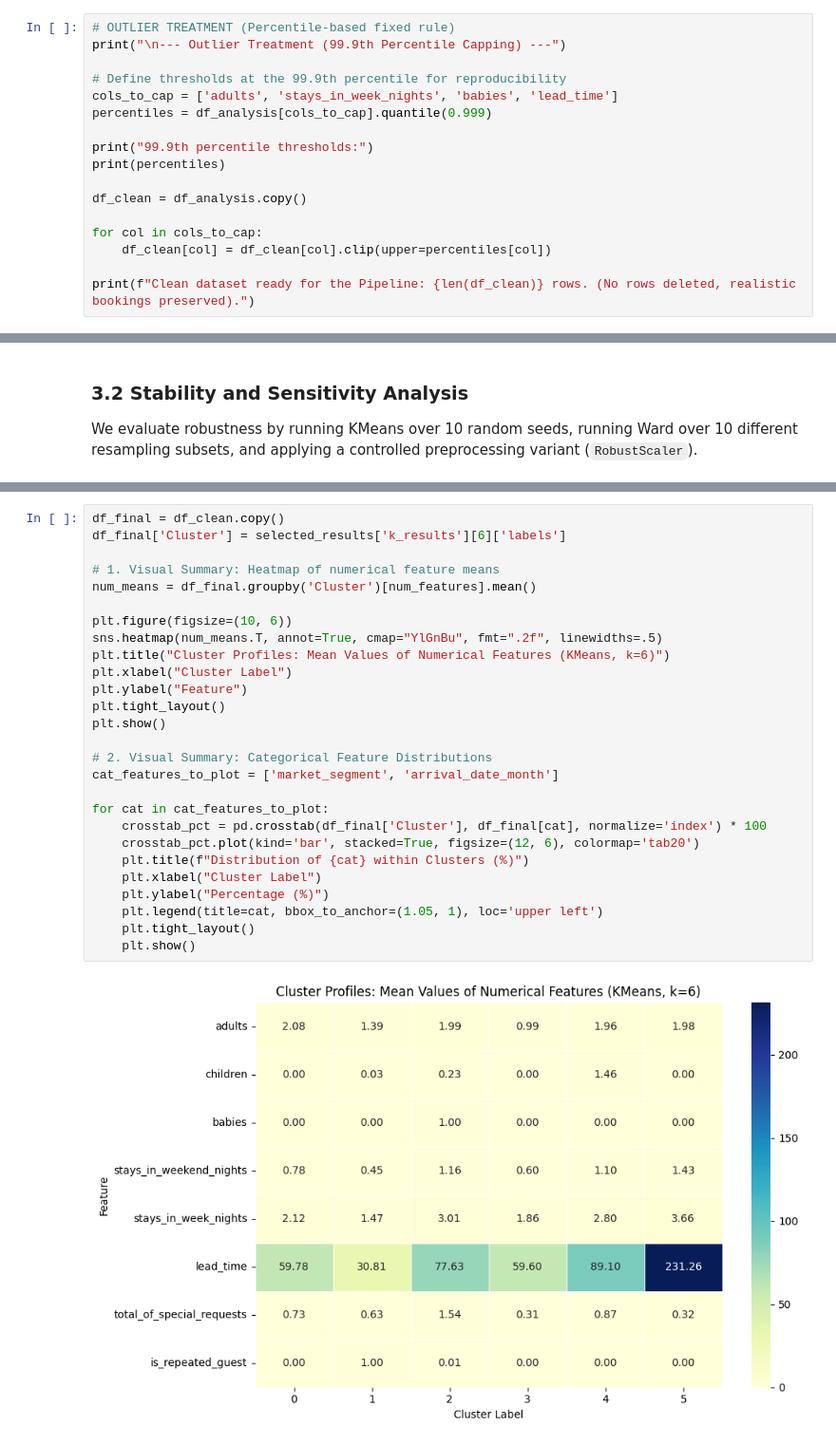
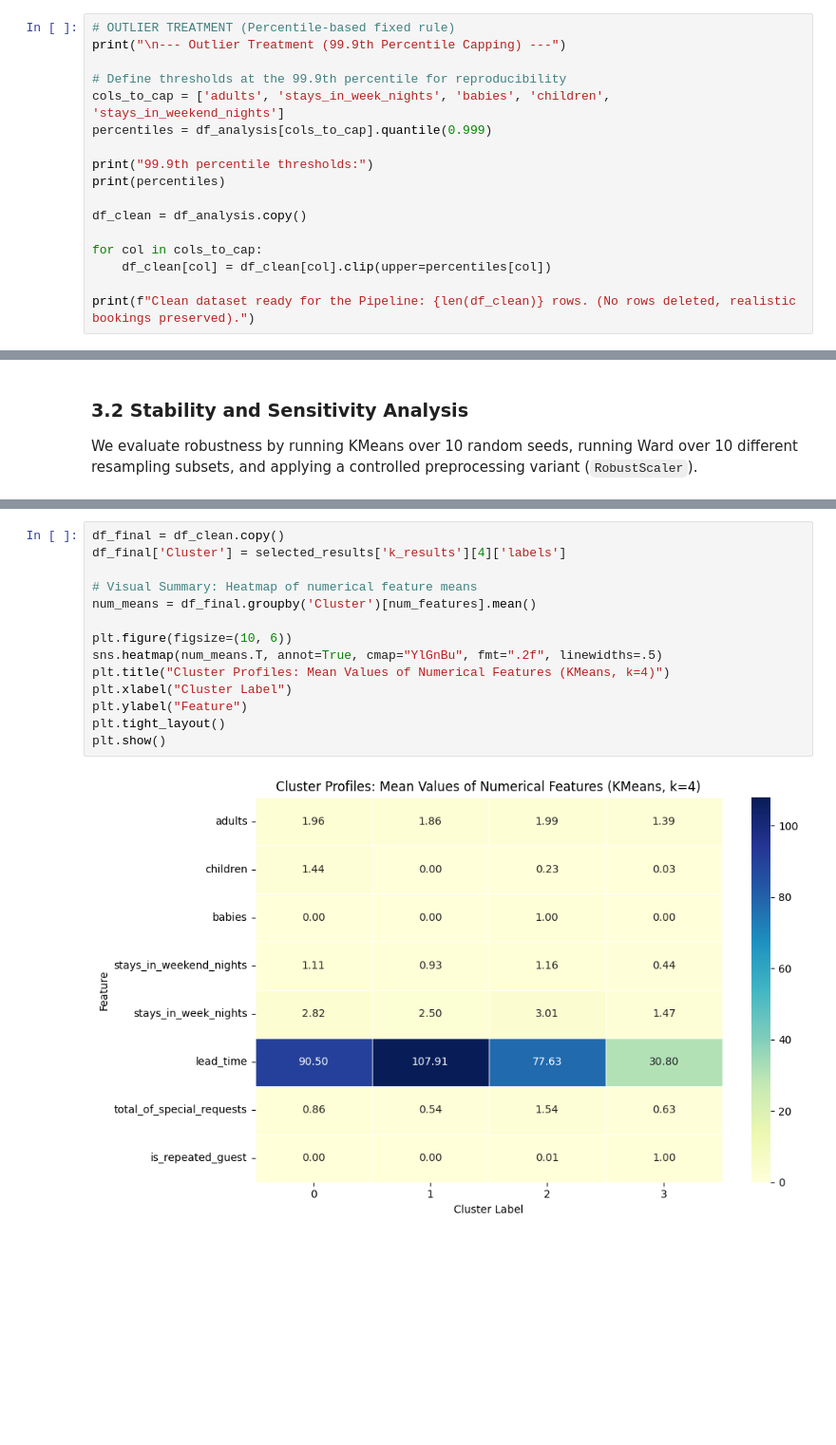
Before and after one commit to bsnabais-boop/ANSuper-Project, a Jupyter notebook: hotel_booking.ipynb, the cells around one changed output, grey strips where cells are left out. Shown at 95% size. Drawn from its saved outputs; the diff is of its cells as text; blank space fills up the shorter version.

```diff
--- a/hotel_booking.ipynb
+++ b/hotel_booking.ipynb
@@ -188,7 +226,7 @@ Conclusion: Extreme outliers are observed in the numeric features above. These r
 print("\n--- Outlier Treatment (99.9th Percentile Capping) ---")
 
 # Define thresholds at the 99.9th percentile for reproducibility
-cols_to_cap = ['adults', 'stays_in_week_nights', 'babies', 'lead_time']
+cols_to_cap = ['adults', 'stays_in_week_nights', 'babies', 'children', 'stays_in_weekend_nights']
 percentiles = df_analysis[cols_to_cap].quantile(0.999)
 
 print("99.9th percentile thresholds:")
@@ -1111,29 +1177,16 @@ To fully answer RQ1, we map the chosen model (`KMeans`, `k=6`, `without_hotel` v
 # %%
 df_final = df_clean.copy()
-df_final['Cluster'] = selected_results['k_results'][6]['labels']
+df_final['Cluster'] = selected_results['k_results'][4]['labels']
 
-# 1. Visual Summary: Heatmap of numerical feature means
+# Visual Summary: Heatmap of numerical feature means
 num_means = df_final.groupby('Cluster')[num_features].mean()
 
 plt.figure(figsize=(10, 6))
 sns.heatmap(num_means.T, annot=True, cmap="YlGnBu", fmt=".2f", linewidths=.5)
-plt.title("Cluster Profiles: Mean Values of Numerical Features (KMeans, k=6)")
+plt.title("Cluster Profiles: Mean Values of Numerical Features (KMeans, k=4)")
 plt.xlabel("Cluster Label")
 plt.ylabel("Feature")
 plt.tight_layout()
 plt.show()
-
-# 2. Visual Summary: Categorical Feature Distributions
-cat_features_to_plot = ['market_segment', 'arrival_date_month']
-
-for cat in cat_features_to_plot:
-    crosstab_pct = pd.crosstab(df_final['Cluster'], df_final[cat], normalize='index') * 100
-    crosstab_pct.plot(kind='bar', stacked=True, figsize=(12, 6), colormap='tab20')
-    plt.title(f"Distribution of {cat} within Clusters (%)")
-    plt.xlabel("Cluster Label")
-    plt.ylabel("Percentage (%)")
-    plt.legend(title=cat, bbox_to_anchor=(1.05, 1), loc='upper left')
-    plt.tight_layout()
-    plt.show()
 # %% [output]
-[figure, old version]
+[figure, new version]
```
Also changed, not shown: parts of 58 cells of this notebook, 3 other files.
